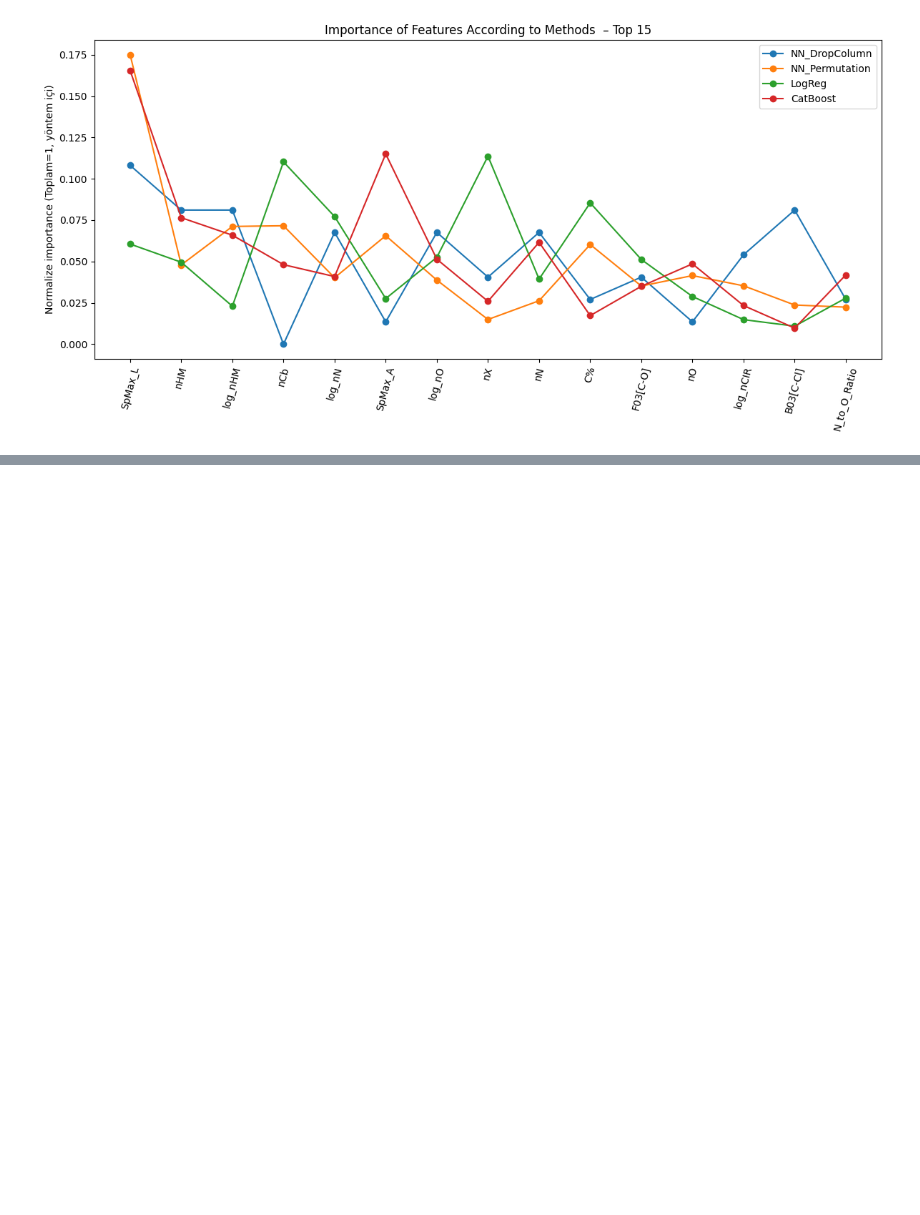
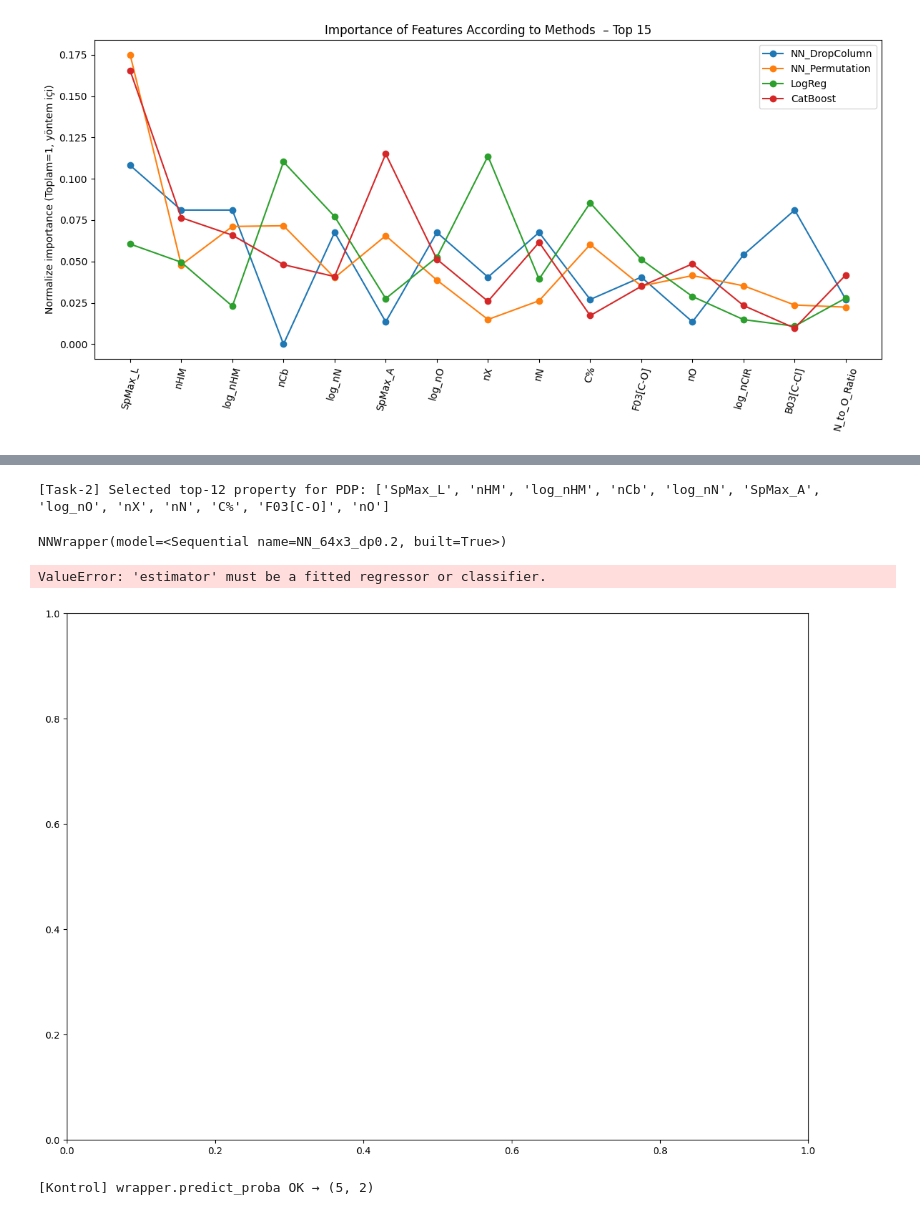
Before and after one commit to fehimecapar/Data-Science-For-Decision-Support, a Jupyter notebook: classification_nn.ipynb, the cells around one changed output, grey strips where cells are left out. Saved outputs shown, nothing was run; the diff lists cells and outputs as text; code cells hidden in the pictures; blank space fills up the shorter version.

```diff
--- a/classification_nn.ipynb
+++ b/classification_nn.ipynb
@@ -1314,0 +1319,13 @@ for pos in TEST_POSITIONS:
+# %%
+# ---------- CSV'den top-K özellikler ----------
+imp_df = pd.read_csv(CSV_PATH)
+if "Mean_All" in imp_df.columns and "Feature" in imp_df.columns:
+    top_features = imp_df.sort_values("Mean_All", ascending=False)["Feature"].head(TOP_K).tolist()
+else:
+    score_cols = [c for c in imp_df.columns if c not in ("Feature",)]
+    imp_df["Mean_All_auto"] = imp_df[score_cols].mean(axis=1)
+    top_features = imp_df.sort_values("Mean_All_auto", ascending=False)["Feature"].head(TOP_K).tolist()
+
+print(f"[Task-2] Selected top-{TOP_K} property for PDP:", top_features)
+# %% [output]
+[Task-2] Selected top-12 property for PDP: ['SpMax_L', 'nHM', 'log_nHM', 'nCb', 'log_nN', 'SpMax_A', 'log_nO', 'nX', 'nN', 'C%', 'F03[C-O]', 'nO']
@@ -1314,0 +1345,45 @@ for pos in TEST_POSITIONS:
+# %%
+class NNWrapper(BaseEstimator, ClassifierMixin):
+    def __init__(self, model):                # parametre adı 'model' ve aynı isimli öznitelik
+        self.model = model
+        self._estimator_type = "classifier"   # açıkça belirtelim
+        self.classes_ = np.array([0, 1])
+        # n_features_in_ sklearn’in bazı kontrollerinde kullanılır
+        self.n_features_in_ = X_train_s.shape[1]
+
+    def fit(self, X, y=None):
+        # Model zaten eğitildi; burada sadece arayüzü tatmin ediyoruz
+        return self
+
+    def predict_proba(self, X):
+        p1 = self.model.predict(_ensure_float32(X), verbose=0).ravel()
+        p0 = 1.0 - p1
+        return np.vstack([p0, p1]).T
+
+    def predict(self, X):
+        proba = self.predict_proba(X)[:, 1]
+        return (proba >= 0.5).astype(int)
+# %%
+# Wrapper’ı oluştur ve “fit” çağır (no-op)
+wrapper = NNWrapper(model)
+wrapper.fit(X_train_s, y_train)  # bazı sürümlerde gerekli
+# %% [output]
+NNWrapper(model=<Sequential name=NN_64x3_dp0.2, built=True>)
+# %%
+# ---------- PDP çizimi ----------
+fig, ax = plt.subplots(figsize=(14, 10))
+PartialDependenceDisplay.from_estimator(
+    estimator=wrapper,
+    X=X_test_s,
+    features=top_features,        # isim listesi → DataFrame ile uyumlu
+    target=1,                     # RB sınıfı
+    grid_resolution=20,
+    response_method='predict_proba',  # RB olasılığı
+    ax=ax
+)
+plt.suptitle(f"PDP – NN (RB class) – Top-{TOP_K} attribute", fontsize=14)
+plt.tight_layout()
+plt.show()
+# %% [output]
+ValueError: 'estimator' must be a fitted regressor or classifier.
+[figure, added]
@@ -1314,0 +1487,13 @@ for pos in TEST_POSITIONS:
+# %%
+# Wrapper'ı oluştur ve no-op fit ile "fitted" durumuna geçir
+wrapper = NNWrapper(model)
+_ = wrapper.fit(X_train_s, y_train)
+# Duman testi: predict_proba çalışıyor mu?
+try:
+    proba_test = wrapper.predict_proba(X_test_s.iloc[:5])
+    assert proba_test.shape[1] == 2
+    print("[Kontrol] wrapper.predict_proba OK →", proba_test.shape)
+except Exception as e:
+    raise RuntimeError(f"Wrapper predict_proba başarısız: {e}")
+# %% [output]
+[Kontrol] wrapper.predict_proba OK → (5, 2)
```
Also changed, not shown: parts of 28 cells of this notebook.
